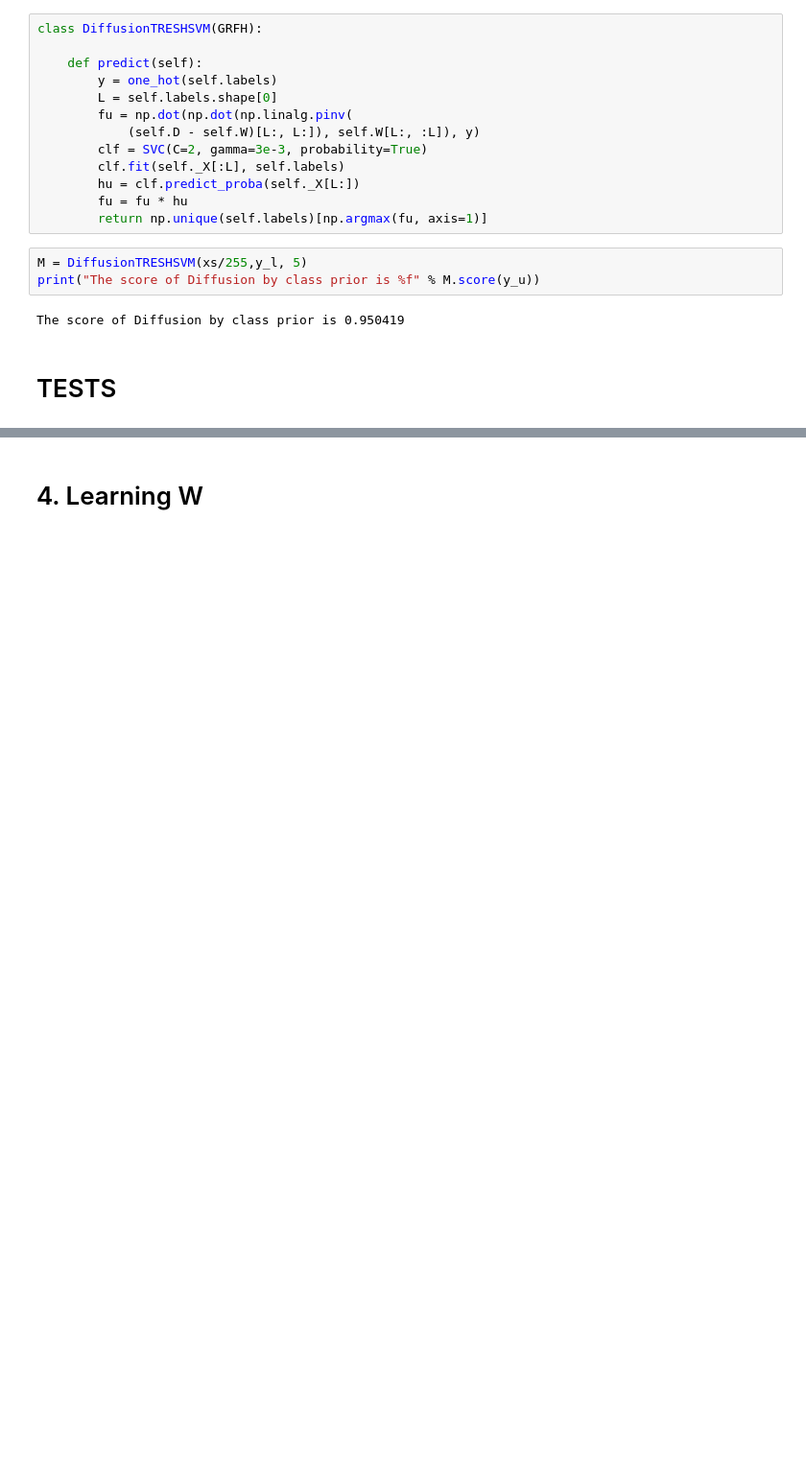
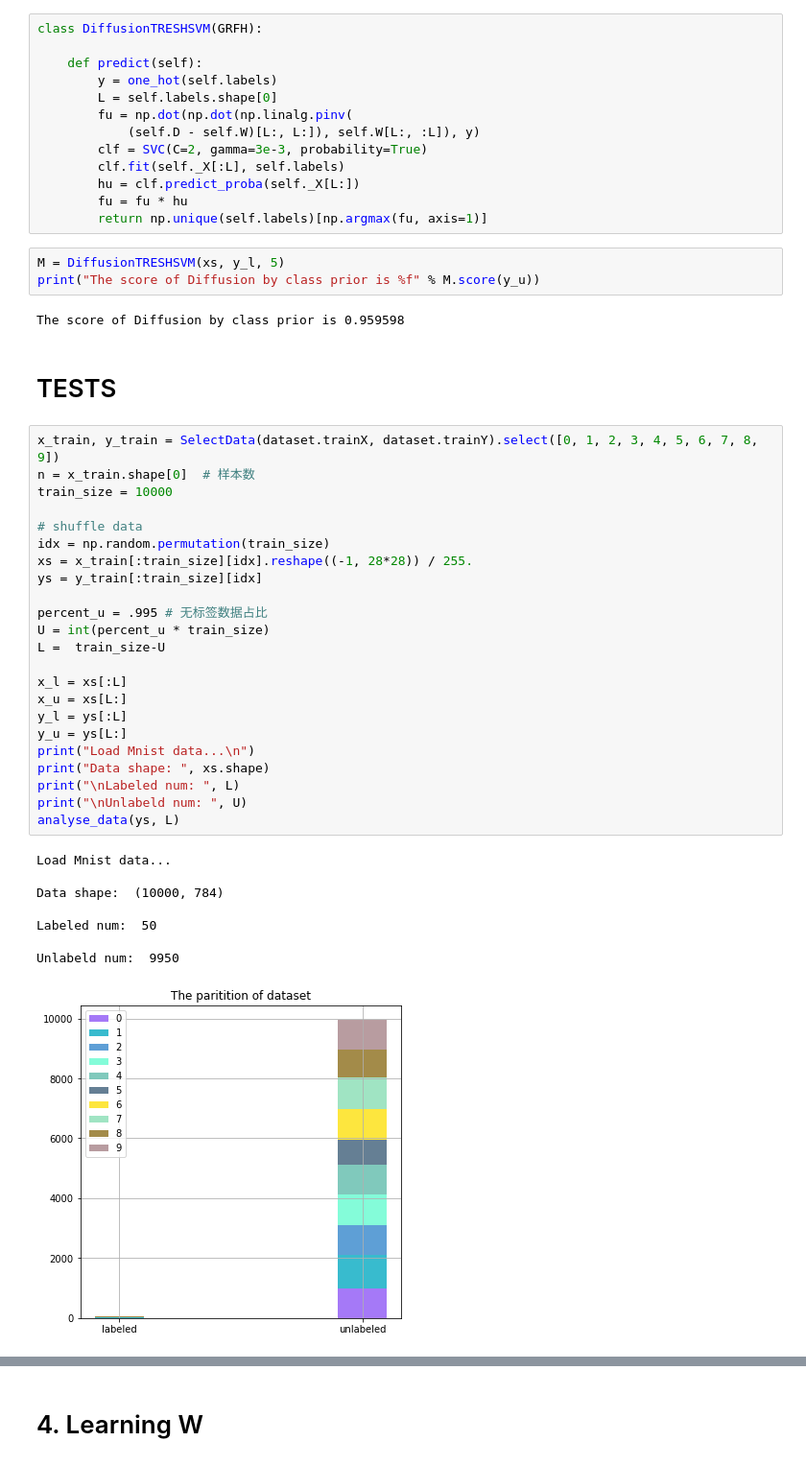
Before and after one commit to Papers-Collection/DecodePaper, a Jupyter notebook: notebook/GRFH.ipynb, the cells around one changed output, grey strips where cells are left out. Shown at 96% size. Cells and saved outputs as stored; diff of their text form; blank space fills up the shorter version.

```diff
--- a/notebook/GRFH.ipynb
+++ b/notebook/GRFH.ipynb
@@ -266,10 +265,42 @@ class DiffusionTRESHSVM(GRFH):
         fu = fu * hu
         return np.unique(self.labels)[np.argmax(fu, axis=1)]
 # %%
-M = DiffusionTRESHSVM(xs/255,y_l, 5)
+M = DiffusionTRESHSVM(xs, y_l, 5)
 print("The score of Diffusion by class prior is %f" % M.score(y_u))
 # %% [output]
-The score of Diffusion by class prior is 0.950419
+The score of Diffusion by class prior is 0.959598
 # %% [markdown]
 # TESTS
+# %%
+x_train, y_train = SelectData(dataset.trainX, dataset.trainY).select([0, 1, 2, 3, 4, 5, 6, 7, 8, 9])
+n = x_train.shape[0]  # 样本数
+train_size = 10000
+
+# shuffle data
+idx = np.random.permutation(train_size)
+xs = x_train[:train_size][idx].reshape((-1, 28*28)) / 255.
+ys = y_train[:train_size][idx]
+
+percent_u = .995 # 无标签数据占比
+U = int(percent_u * train_size)
+L =  train_size-U
+
+x_l = xs[:L]
+x_u = xs[L:]
+y_l = ys[:L]
+y_u = ys[L:]
+print("Load Mnist data...\n")
+print("Data shape: ", xs.shape)
+print("\nLabeled num: ", L)
+print("\nUnlabeld num: ", U)
+analyse_data(ys, L)
+# %% [output]
+Load Mnist data...
+
+Data shape:  (10000, 784)
+
+Labeled num:  50
+
+Unlabeld num:  9950
+[figure, added]
 # %%
```
Also changed, not shown: parts of 13 cells of this notebook, 7 other files.
